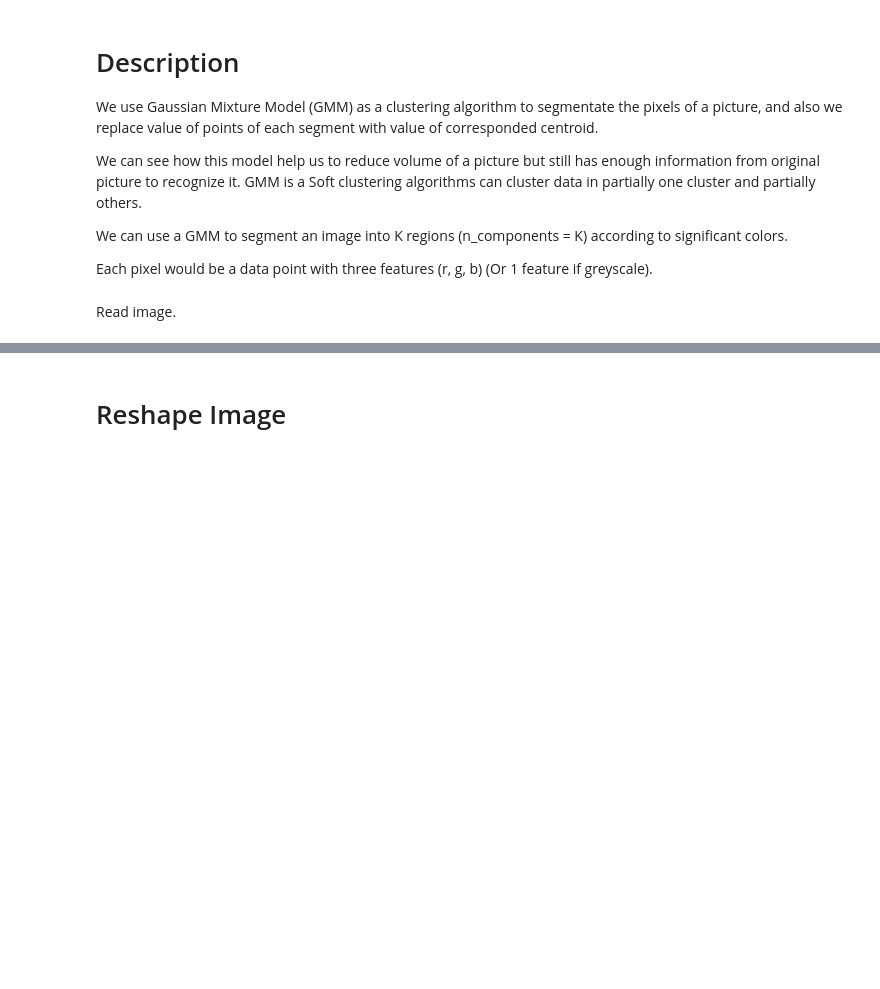
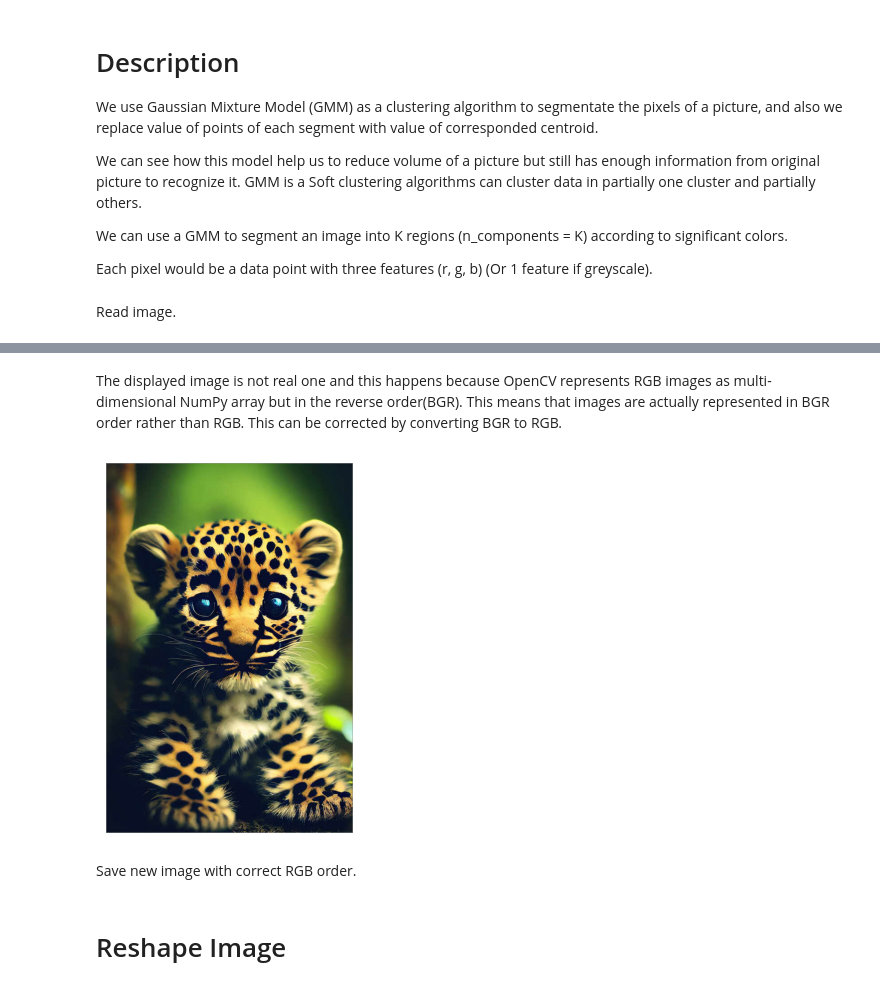
Before and after one commit to mrpintime/Gaussian-Mixture-Model, a Jupyter notebook: Image_Dimensionality_Reduction.ipynb, the cells around one changed output, grey strips where cells are left out. Drawn from its saved outputs; the diff is of its cells as text; code cells hidden in the pictures; blank space fills up the shorter version.

```diff
--- a/Image_Dimensionality_Reduction.ipynb
+++ b/Image_Dimensionality_Reduction.ipynb
@@ -30,0 +33,10 @@ plt.show()
+# %% [markdown]
+The displayed image is not real one and this happens because OpenCV represents RGB images as multi-dimensional NumPy array but in the reverse order(BGR). This means that images are actually represented in BGR order rather than RGB. This can be corrected by converting BGR to RGB.
+# %%
+plt.axis("off")
+plt.imshow(cv2.cvtColor(img, cv2.COLOR_BGR2RGB))
+plt.show()
+# %% [output]
+[figure, added]
+# %% [markdown]
+Save new image with correct RGB order.
```
Also changed, not shown: parts of 21 cells of this notebook.
